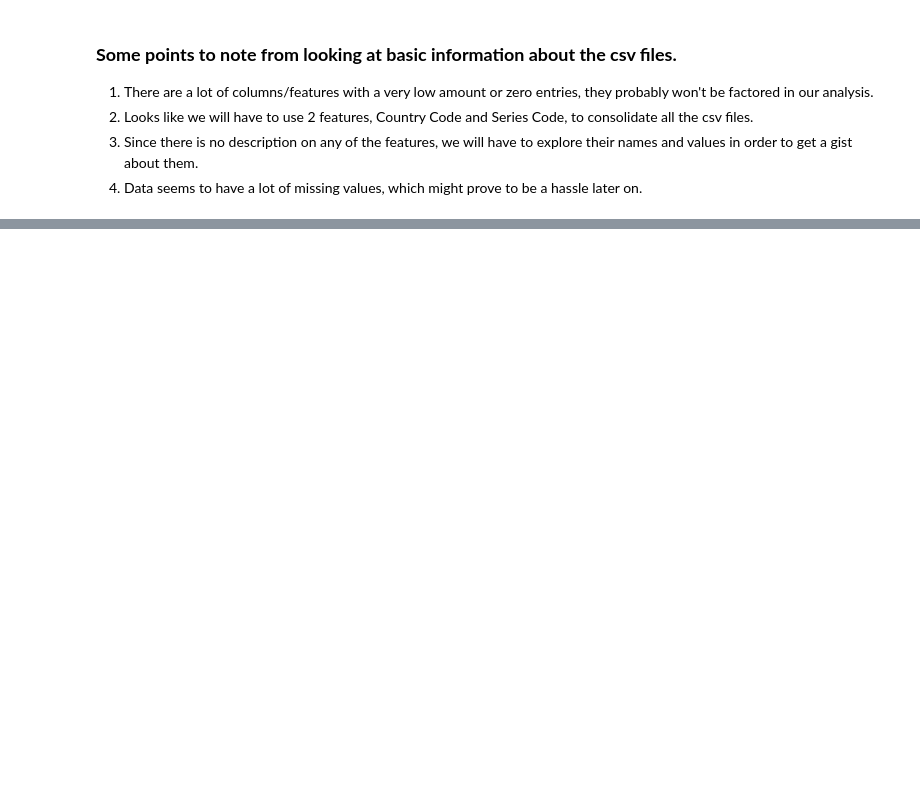
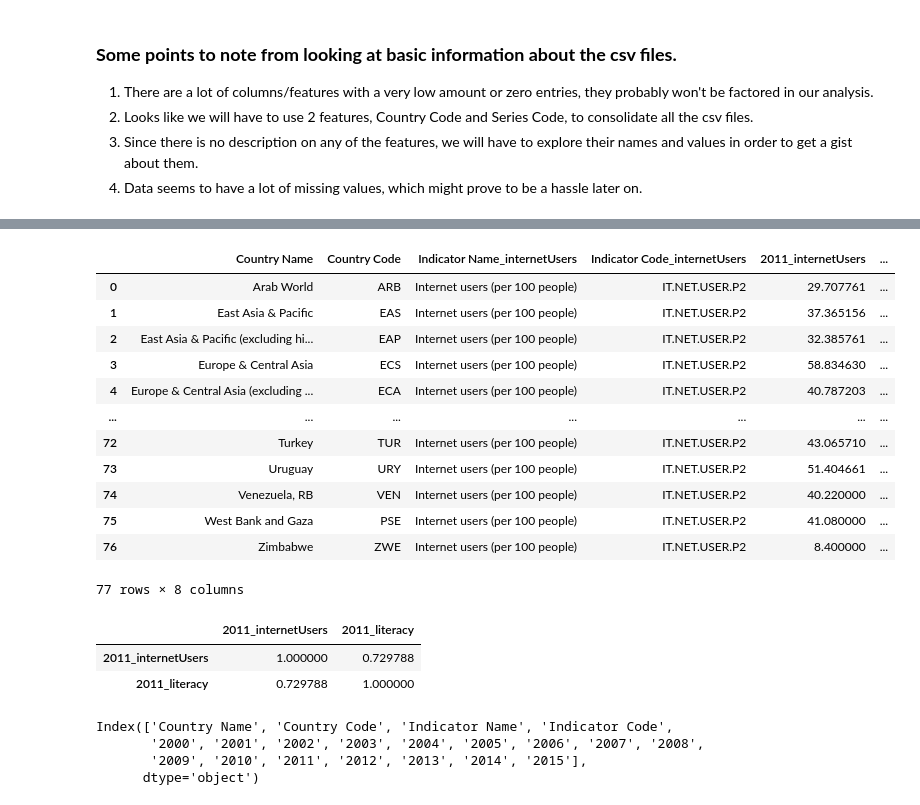
Before and after one commit to Sriram1717/World-Bank-Global-Education-Analysis, a Jupyter notebook: CH_Sriram_Sureshkumar_Capstone_Project_World_Bank_Global_Education_Analysis_Capstone_Project.ipynb, the cells around one changed output, grey strips where cells are left out. Saved outputs shown, nothing was run; the diff lists cells and outputs as text; code cells hidden in the pictures; blank space fills up the shorter version.

```diff
--- a/CH_Sriram_Sureshkumar_Capstone_Project_World_Bank_Global_Education_Analysis_Capstone_Project.ipynb
+++ b/CH_Sriram_Sureshkumar_Capstone_Project_World_Bank_Global_Education_Analysis_Capstone_Project.ipynb
@@ -258,0 +507,29 @@ df_footnote[df_footnote['SeriesCode'] == df_footnote.loc[0,'SeriesCode']]
+# %%
+lit_int_df
+# %% [output]
+|  | Country Name | Country Code | Indicator Name_internetUsers | Indicator Code_internetUsers | 2011_internetUsers | ... |
+| 0 | Arab World | ARB | Internet users (per 100 people) | IT.NET.USER.P2 | 29.707761 | ... |
+| 1 | East Asia & Pacific | EAS | Internet users (per 100 people) | IT.NET.USER.P2 | 37.365156 | ... |
+| 2 | East Asia & Pacific (excluding hi... | EAP | Internet users (per 100 people) | IT.NET.USER.P2 | 32.385761 | ... |
+| 3 | Europe & Central Asia | ECS | Internet users (per 100 people) | IT.NET.USER.P2 | 58.834630 | ... |
+| 4 | Europe & Central Asia (excluding ... | ECA | Internet users (per 100 people) | IT.NET.USER.P2 | 40.787203 | ... |
+| ... | ... | ... | ... | ... | ... | ... |
+| 72 | Turkey | TUR | Internet users (per 100 people) | IT.NET.USER.P2 | 43.065710 | ... |
+| 73 | Uruguay | URY | Internet users (per 100 people) | IT.NET.USER.P2 | 51.404661 | ... |
+| 74 | Venezuela, RB | VEN | Internet users (per 100 people) | IT.NET.USER.P2 | 40.220000 | ... |
+| 75 | West Bank and Gaza | PSE | Internet users (per 100 people) | IT.NET.USER.P2 | 41.080000 | ... |
+| 76 | Zimbabwe | ZWE | Internet users (per 100 people) | IT.NET.USER.P2 | 8.400000 | ... |
+77 rows × 8 columns
+# %%
+lit_int_df.corr()
+# %% [output]
+|  | 2011_internetUsers | 2011_literacy |
+| 2011_internetUsers | 1.000000 | 0.729788 |
+| 2011_literacy | 0.729788 | 1.000000 |
+# %%
+df_internet.columns
+# %% [output]
+Index(['Country Name', 'Country Code', 'Indicator Name', 'Indicator Code',
+       '2000', '2001', '2002', '2003', '2004', '2005', '2006', '2007', '2008',
+       '2009', '2010', '2011', '2012', '2013', '2014', '2015'],
+      dtype='object')
```
Also changed, not shown: parts of 37 cells of this notebook.
